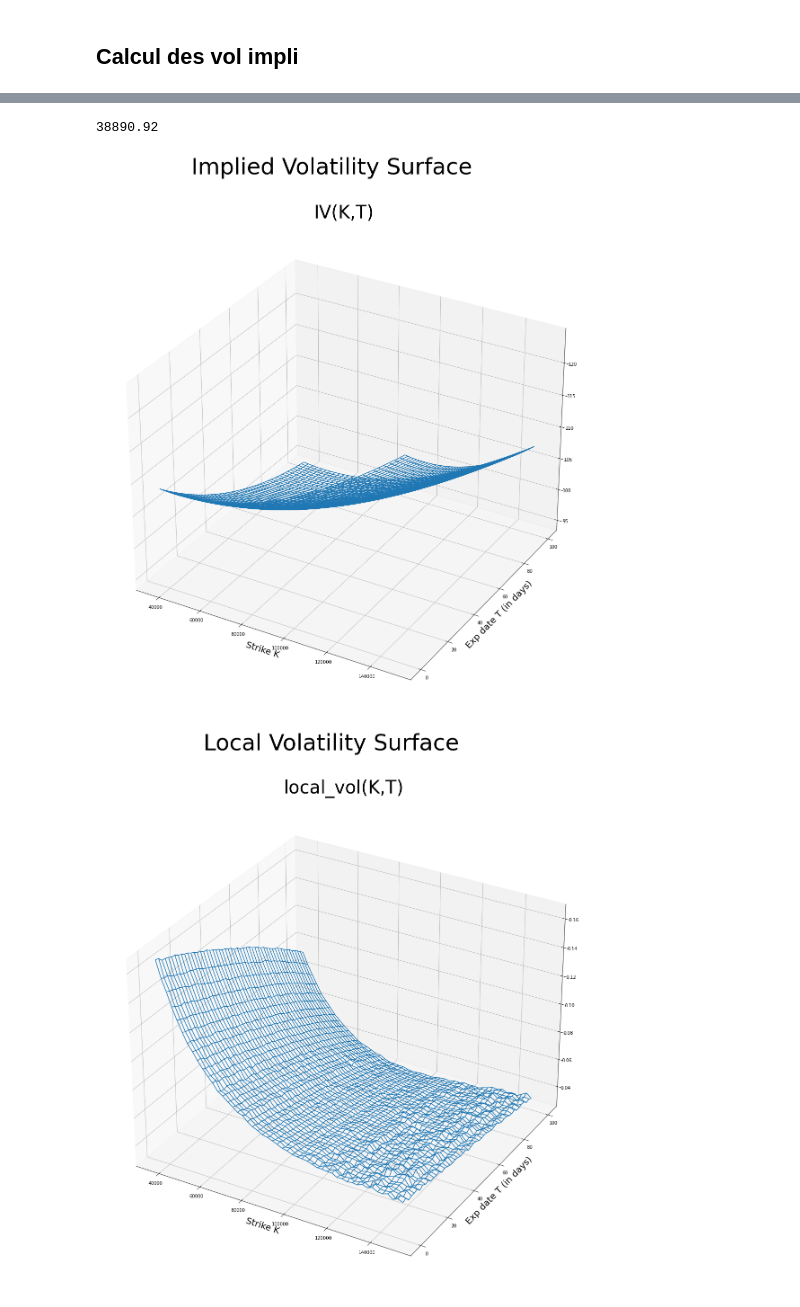
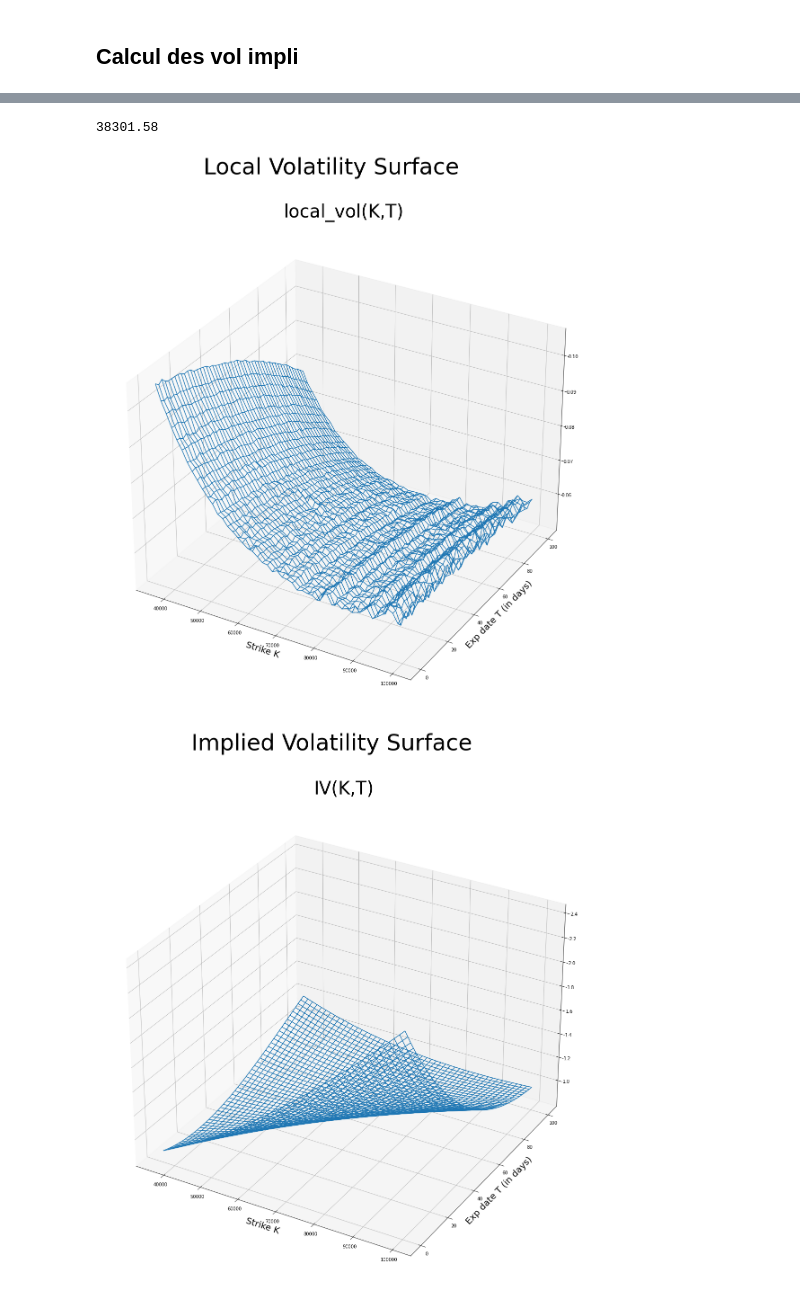
Before and after one commit to Rxzh/deribit_scraping, a Jupyter notebook: deribit_scraper_test.ipynb, the cells around one changed output, grey strips where cells are left out. Saved outputs shown, nothing was run; the diff lists cells and outputs as text; code cells hidden in the pictures.

Commit message:
moneyness local vol

```diff
--- a/deribit_scraper_test.ipynb
+++ b/deribit_scraper_test.ipynb
@@ -592,16 +551,24 @@ class Call:
         return float(np.squeeze(self.model_iv.predict(X_NEW)))
 # %%
 K_min = 37000
-K_max = 150000
+K_max = 100000
 n_K = 50
 T_min = 0
 T_max = 100
 n_T = 50
+
+
+
+moneyness_min = 0.3
+moneyness_max = 2
+n_moneyness   = 100
+
 
 call = Call(btc_call)
 print(call.S0)
 
 Ks = np.linspace(K_min,K_max,n_K)
 Ts = np.linspace(T_min,T_max,n_T)
+Ms = np.linspace(moneyness_min, moneyness_max, n_moneyness)
 # %% [output]
-38890.92
+38301.58
@@ -615,29 +575,53 @@ Z2 = np.vectorize(call.local_vol)(X,Y)
+# %%
+X1, Y1 = np.meshgrid(Ks, Ts)
+X2, Y2 = X1, Y1
+X3, Y3 = np.meshgrid(Ms, Ts)
+
+start = time.process_time()
+
+#print(call.S0/X2)
+Z1 = np.vectorize(call.local_vol)(X1,Y1)  # LocVol(K,T)
+Z2 = np.vectorize(call.IV)(X1,Y1)         # IV(K,T)
+Z3 = np.vectorize(call.IV)(call.S0/X3,Y3) # IV(Moneyness,T)
 # %%
-
-## Implied Vol
+## Local Volatility
 fig = plt.figure(figsize=(30,20))
 ax = fig.gca(projection='3d')
-surf = ax.plot_wireframe(X, Y, Z1)
+surf = ax.plot_wireframe(X1, Y1, Z1)
+fig.suptitle('Local Volatility Surface', fontsize=50)
+plt.title('local_vol(K,T)', fontsize = 40)
+plt.xlabel('Strike K', fontsize=20)
+plt.ylabel('Exp date T (in days)', fontsize=20)
+#plt.savefig('local_vol_wireframe.jpg')
+
+plt.show()
+
+
+
+## IV(K,T)
+fig = plt.figure(figsize=(30,20))
+ax = fig.gca(projection='3d')
+surf = ax.plot_wireframe(X2, Y2, Z2)
 fig.suptitle('Implied Volatility Surface', fontsize=50)
 plt.title('IV(K,T)', fontsize = 40)
 plt.xlabel('Strike K', fontsize=20)
 plt.ylabel('Exp date T (in days)', fontsize=20)
 #plt.savefig('IV_wireframe.jpg')
 
 plt.show()
 
 
-## Local vol
+## IV(Moneyness,T)
 fig = plt.figure(figsize=(30,20))
 ax = fig.gca(projection='3d')
-surf = ax.plot_wireframe(X, Y, Z2)
-fig.suptitle('Local Volatility Surface', fontsize=50)
-plt.title('local_vol(K,T)', fontsize = 40)
-plt.xlabel('Strike K', fontsize=20)
+surf = ax.plot_wireframe(X3, Y3, Z3)
+fig.suptitle('Implied Volatility Surface', fontsize=50)
+plt.title('local_vol(S0/K,T)', fontsize = 40)
+plt.xlabel('S0/K', fontsize=20)
 plt.ylabel('Exp date T (in days)', fontsize=20)
-#plt.savefig('local_vol_wireframe.jpg')
+plt.savefig('local_vol_moneyness_wireframe.jpg')
 
 plt.show()
 # %% [output]
-[figure, old version]
+[figure, new version]
-[figure, old version]
+[figure, new version]
```
Also changed, not shown: parts of 15 cells of this notebook, 1 other file.
